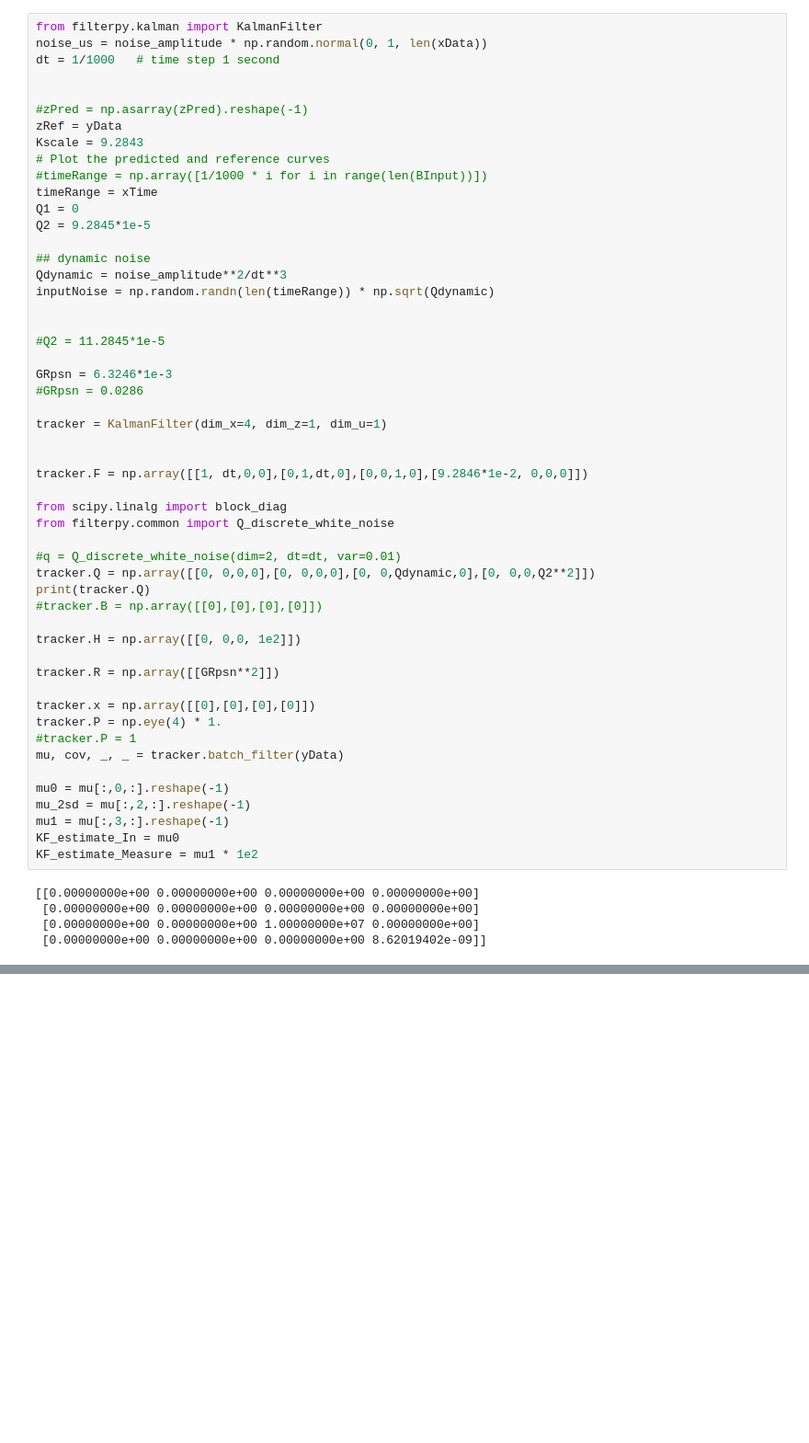
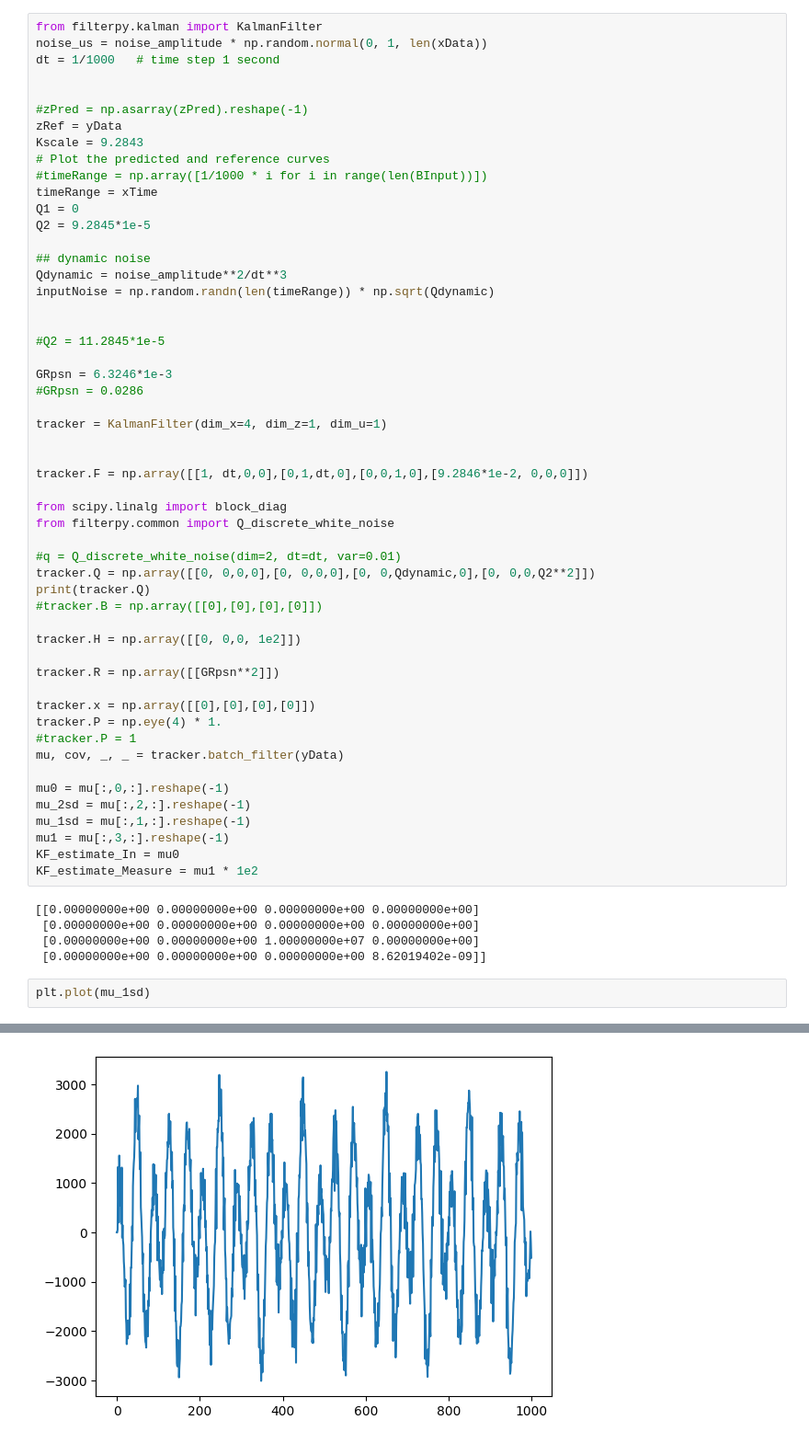
Before and after one commit to leigaoyi/Kalman_filter_sensor_drift, a Jupyter notebook: KF_unknown_Input_v2.ipynb, the cells around one changed output, grey strips where cells are left out. Shown: that part at 92% size. Cells and saved outputs as stored; diff of their text form; blank space fills up the shorter version.

```diff
--- a/KF_unknown_Input_v2.ipynb
+++ b/KF_unknown_Input_v2.ipynb
@@ -58,6 +58,7 @@ mu, cov, _, _ = tracker.batch_filter(yData)
 
 mu0 = mu[:,0,:].reshape(-1)
 mu_2sd = mu[:,2,:].reshape(-1)
+mu_1sd = mu[:,1,:].reshape(-1)
 mu1 = mu[:,3,:].reshape(-1)
 KF_estimate_In = mu0
 KF_estimate_Measure = mu1 * 1e2
@@ -66,3 +67,6 @@ KF_estimate_Measure = mu1 * 1e2
  [0.00000000e+00 0.00000000e+00 0.00000000e+00 0.00000000e+00]
  [0.00000000e+00 0.00000000e+00 1.00000000e+07 0.00000000e+00]
  [0.00000000e+00 0.00000000e+00 0.00000000e+00 8.62019402e-09]]
+# %%
+plt.plot(mu_1sd)
+# %% [output]
@@ -68,0 +74 @@ KF_estimate_Measure = mu1 * 1e2
+[figure, added]
```
Also changed, not shown: parts of 4 cells of this notebook, 11 other files.
